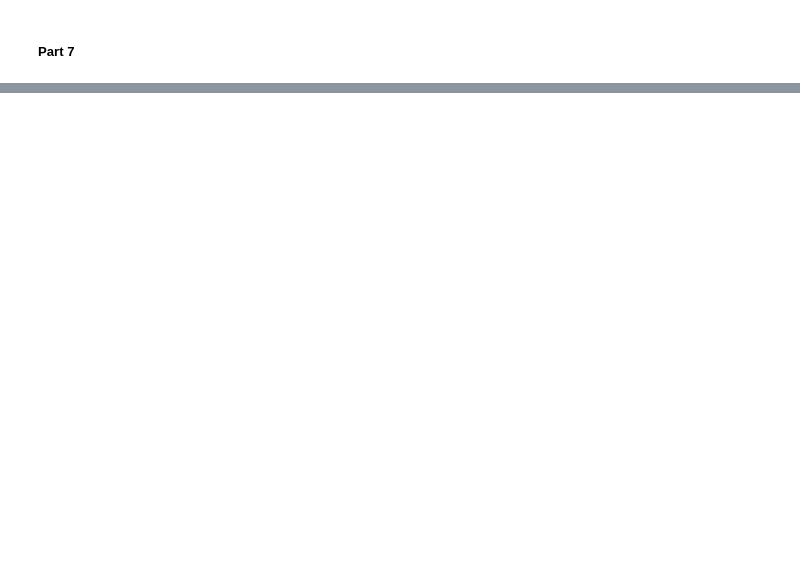
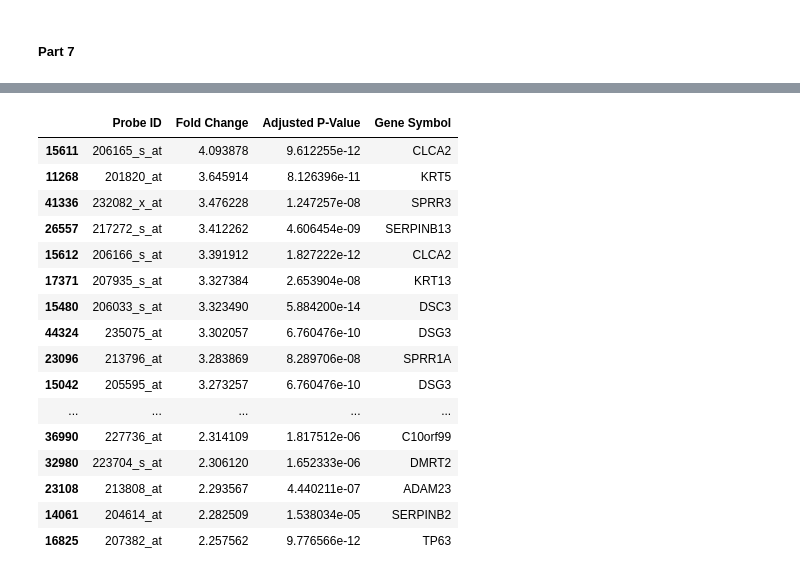
Before and after one commit to anniejs02/BIOINF-575-Project, a Jupyter notebook: Bioinf_575_Cancer_Subtypes.ipynb, the cells around one changed output, grey strips where cells are left out. Saved outputs shown, nothing was run; the diff lists cells and outputs as text; code cells hidden in the pictures; blank space fills up the shorter version.

Commit message:
gene expression analysis

```diff
--- a/Bioinf_575_Cancer_Subtypes.ipynb
+++ b/Bioinf_575_Cancer_Subtypes.ipynb
@@ -292,3 +292,13 @@ GSM258555            14.122751
 GSM258556            14.202961
 
 [3 rows x 54676 columns]
+# %%
+# Calculate mean expression levels for each gene in both groups
+scc_df_type =scc_df_type.drop('Type', axis=1)
+ad_df_type  =ad_df_type.drop('Type', axis=1)
+ad_mean = ad_df_type.mean()
+scc_mean = scc_df_type.mean()
+
+# Calculate fold change (SCC/AD)
+fold_change = scc_mean / ad_mean
+fold_change
@@ -294,0 +335,50 @@ GSM258556            14.202961
+# %%
+#To convert probe ID into gene symbol
+#Dowload family file and extract probe ID-gene symbol information
+import requests
+import gzip
+import tarfile
+import pandas as pd
+from io import BytesIO
+
+# Download the file in chunks
+url = 'https://ftp.ncbi.nlm.nih.gov/geo/series/GSE10nnn/GSE10245/miniml/GSE10245_family.xml.tgz'
+with requests.get(url, stream=True) as r:
+    r.raise_for_status()
+    with open('GSE10245_family.xml.tgz', 'wb') as f:
+        for chunk in r.iter_content(chunk_size=8192):
+            f.write(chunk)
+
+# Unzip the .tgz file
+with gzip.open('GSE10245_family.xml.tgz') as f:
+    with tarfile.open(fileobj=f) as tar:
+        tar.extractall("extracted_files")
+file_path = 'extracted_files/GPL570-tbl-1.txt'  # Adjust the path
+df_mapping = pd.read_csv(file_path, sep='\t', usecols=[0, 10])
+df_mapping.columns = ['Probe ID', 'Gene Symbol']
+df_mapping.dropna(subset=['Probe ID', 'Gene Symbol'], inplace=True)
+# %%
+#To annotate gene and get top 50 high/low expression gene
+merged_df = pd.merge(results_df, df_mapping, how='left', left_on='Probe ID', right_on='Probe ID')
+High_express50 = merged_df.sort_values(by='Fold Change', ascending=False).head(50)
+Low_express50 = merged_df.sort_values(by='Fold Change', ascending=True).head(50)
+# %%
+High_express50
+# %% [output]
+|  | Probe ID | Fold Change | Adjusted P-Value | Gene Symbol |
+| 15611 | 206165_s_at | 4.093878 | 9.612255e-12 | CLCA2 |
+| 11268 | 201820_at | 3.645914 | 8.126396e-11 | KRT5 |
+| 41336 | 232082_x_at | 3.476228 | 1.247257e-08 | SPRR3 |
+| 26557 | 217272_s_at | 3.412262 | 4.606454e-09 | SERPINB13 |
+| 15612 | 206166_s_at | 3.391912 | 1.827222e-12 | CLCA2 |
+| 17371 | 207935_s_at | 3.327384 | 2.653904e-08 | KRT13 |
+| 15480 | 206033_s_at | 3.323490 | 5.884200e-14 | DSC3 |
+| 44324 | 235075_at | 3.302057 | 6.760476e-10 | DSG3 |
+| 23096 | 213796_at | 3.283869 | 8.289706e-08 | SPRR1A |
+| 15042 | 205595_at | 3.273257 | 6.760476e-10 | DSG3 |
+| ... | ... | ... | ... | ... |
+| 36990 | 227736_at | 2.314109 | 1.817512e-06 | C10orf99 |
+| 32980 | 223704_s_at | 2.306120 | 1.652333e-06 | DMRT2 |
+| 23108 | 213808_at | 2.293567 | 4.440211e-07 | ADAM23 |
+| 14061 | 204614_at | 2.282509 | 1.538034e-05 | SERPINB2 |
+| 16825 | 207382_at | 2.257562 | 9.776566e-12 | TP63 |
```
Also changed, not shown: parts of 11 cells of this notebook.
